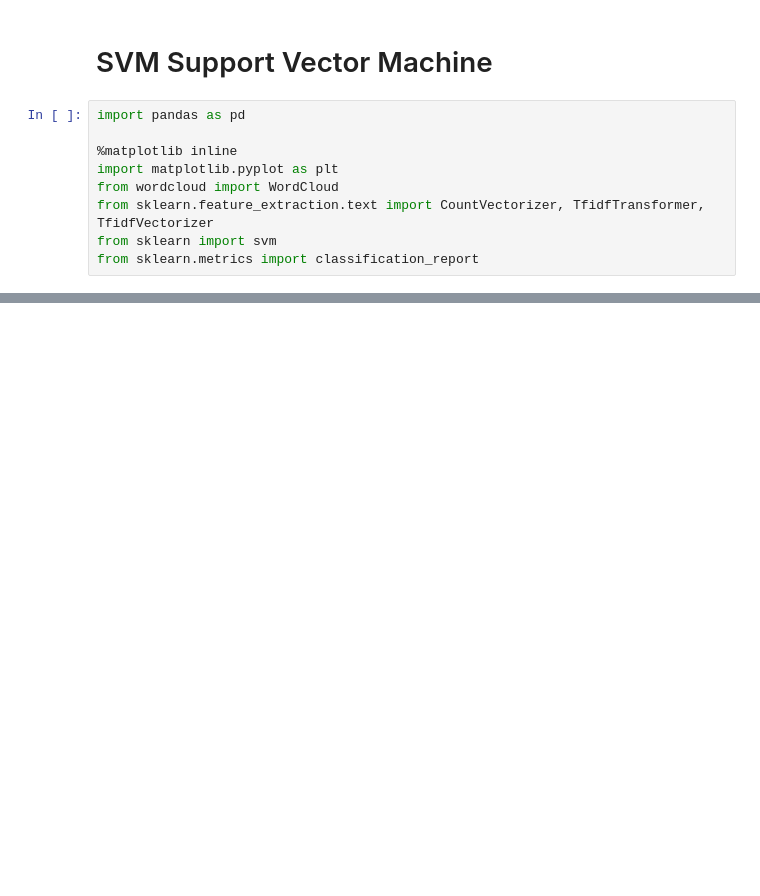
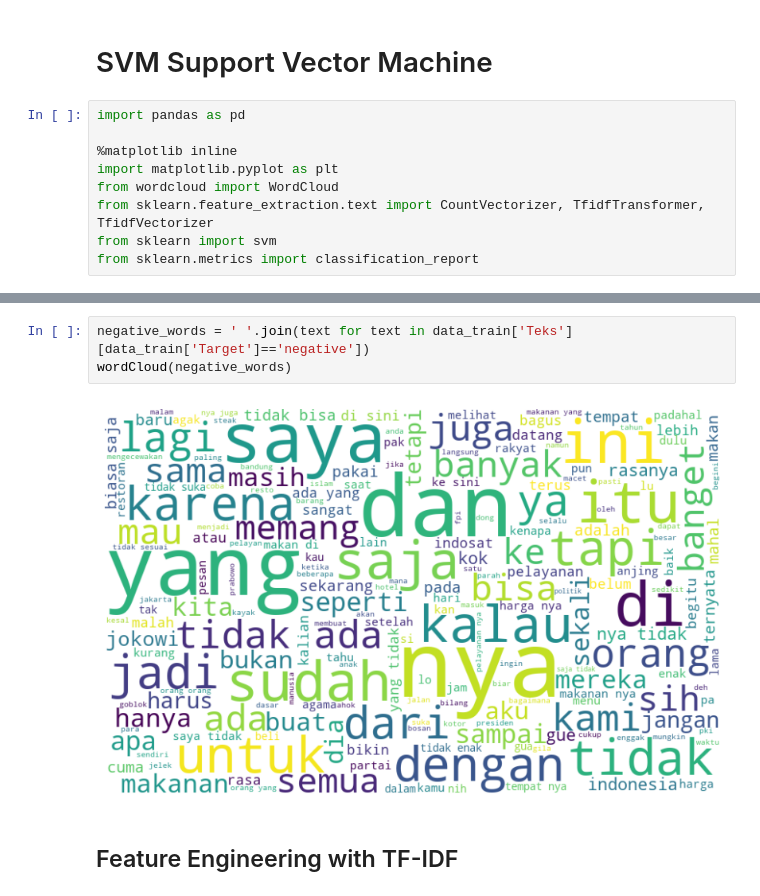
Before and after one commit to 337ubaid/dicoding-ml-terapan, a Jupyter notebook: sentiment-analysis/sentiment-analysis.ipynb, the cells around one changed output, grey strips where cells are left out. Cells and saved outputs as stored; diff of their text form; blank space fills up the shorter version.

```diff
--- a/sentiment-analysis/sentiment-analysis.ipynb
+++ b/sentiment-analysis/sentiment-analysis.ipynb
@@ -314,0 +362,7 @@ data_train.head()
+# %%
+negative_words = ' '.join(text for text in data_train['Teks'][data_train['Target']=='negative'])
+wordCloud(negative_words)
+# %% [output]
+[figure, added]
+# %% [markdown]
+## Feature Engineering with TF-IDF
```
Also changed, not shown: parts of 15 cells of this notebook.
